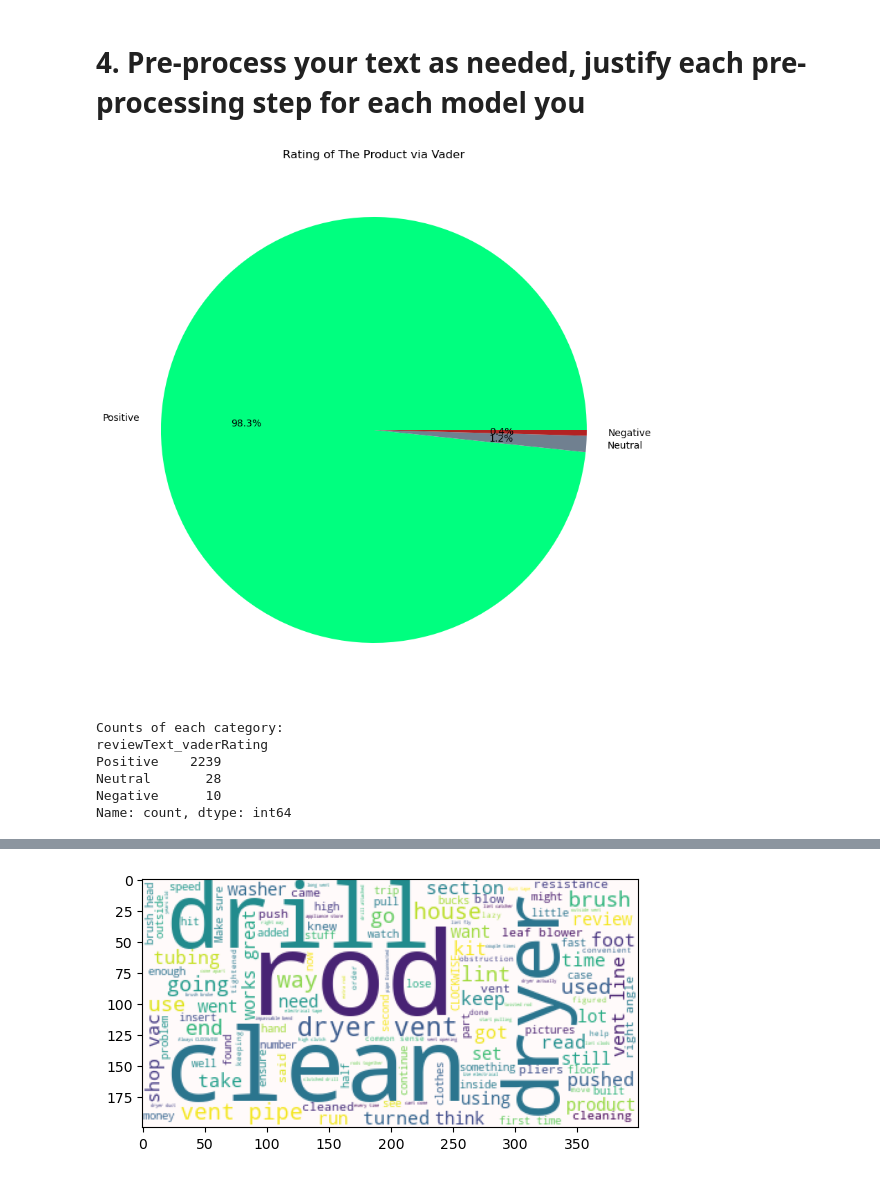
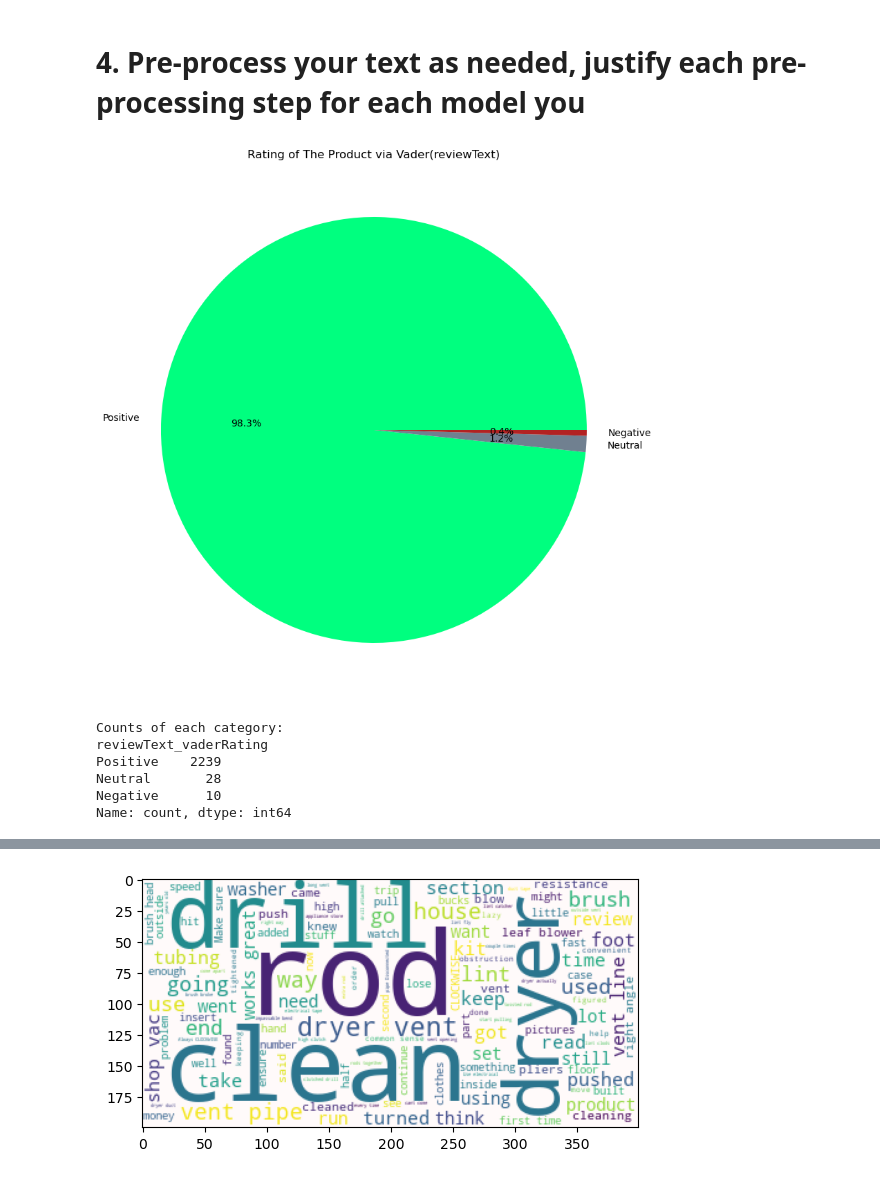
Before and after one commit to rolandjosephb/Comp262-Group3, a Jupyter notebook: Group 3.ipynb, the cells around one changed output, grey strips where cells are left out. Saved outputs shown, nothing was run; the diff lists cells and outputs as text; code cells hidden in the pictures.

```diff
--- a/Group 3.ipynb
+++ b/Group 3.ipynb
@@ -548,3 +548,10 @@ df_copy[['overall', 'rating', 'reviewText', 'reviewText_vaderValue', 'reviewText
 | 2275 | 5 | Positive | washer washing | 0.0000 | Neutral |
 | 2276 | 5 | Positive | Great product fast shipping | 0.6249 | Positive |
 2277 rows × 5 columns
+# %%
+# Preprocess column using VADER(recommended Positve x >= 0.05, Negative x <= -0.05 Neutral, is between)
+df_copy['summary_vaderValue'] = df_copy['summary'].apply(preprocess_text_with_vader)
+df_copy['summary_vaderRating'] = df_copy['summary_vaderValue'].apply(lambda x: 'Positive' if x >= 0.05 else ('Negative' if x <= -0.05 else 'Neutral'))
+
+
+df_copy[['overall', 'rating', 'reviewText', 'summary','summary_vaderValue', 'summary_vaderRating']]
@@ -553,13 +574,13 @@ df_copy[['overall', 'rating', 'reviewText', 'reviewText_vaderValue', 'reviewText
 # %%
 plt.figure(figsize=(10, 10))
 plt.pie(df_copy['reviewText_vaderRating'].value_counts(), labels=df_copy['reviewText_vaderRating'].value_counts().index, autopct='%1.1f%%', labeldistance=1.10, colors=['springgreen', 'slategray', 'firebrick'])
-plt.title('Rating of The Product via Vader')
+plt.title('Rating of The Product via Vader(reviewText)')
 plt.show()
 
 print("Counts of each category:")
 print(df_copy['reviewText_vaderRating'].value_counts())
 # %% [output]
-[figure, old version]
+[figure, new version]
 Counts of each category:
 reviewText_vaderRating
 Positive    2239
```
Also changed, not shown: parts of 5 cells of this notebook.
